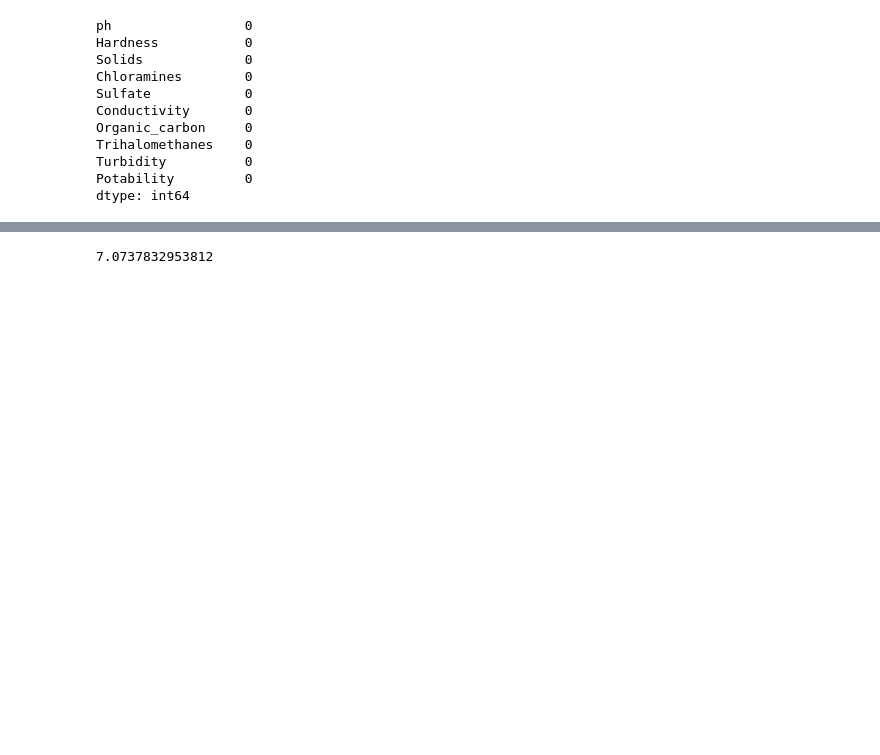
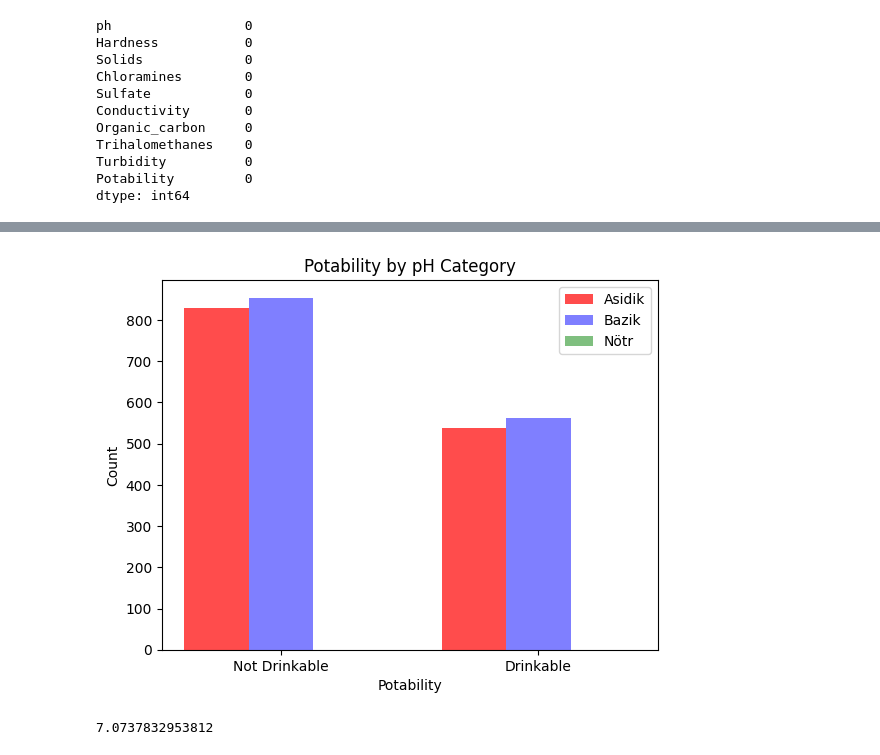
Before and after one commit to Buse-ng/MiPowerProject, a Jupyter notebook: Data.ipynb, the cells around one changed output, grey strips where cells are left out. Cells and saved outputs as stored; diff of their text form; code cells hidden in the pictures; blank space fills up the shorter version.

```diff
--- a/Data.ipynb
+++ b/Data.ipynb
@@ -292,3 +377,46 @@ df1.describe()
+# %%
+import pandas as pd
+import matplotlib.pyplot as plt
+
+df0 = pd.read_csv('waterpotability.csv')
+
+# pH değerine göre kategorileri belirleme
+df0['ph_category'] = df0['ph'].apply(lambda x: 'Asidik' if x < 7 else ('Bazik' if x > 7 else 'Nötr'))
+
+# NaN değerleri düşürme (opsiyonel)
+df0.dropna(subset=['ph', 'Potability'], inplace=True)
+
+
+acidic_potability_counts = df0[df0['ph_category'] == 'Asidik']['Potability'].value_counts().reindex([0, 1], fill_value=0)
+basic_potability_counts = df0[df0['ph_category'] == 'Bazik']['Potability'].value_counts().reindex([0, 1], fill_value=0)
+neutral_potability_counts = df0[df0['ph_category'] == 'Nötr']['Potability'].value_counts().reindex([0, 1], fill_value=0)
+
+fig, ax = plt.subplots()
+
+bar_width = 0.25
+index = range(2)  # 0 ve 1 için
+
+# Asidik su çubukları
+ax.bar([i - bar_width for i in index], acidic_potability_counts, bar_width, color='red', alpha=0.7, label='Asidik')
+
+# Bazik su çubukları
+ax.bar(index, basic_potability_counts, bar_width, color='blue', alpha=0.5, label='Bazik')
+
+# Nötr su çubukları
+ax.bar([i + bar_width for i in index], neutral_potability_counts, bar_width, color='green', alpha=0.5, label='Nötr')
+
+# Eksen etiketleri ve başlık
+ax.set_xlabel('Potability')
+ax.set_ylabel('Count')
+ax.set_title('Potability by pH Category')
+ax.set_xticks(index)
+ax.set_xticklabels(['Not Drinkable', 'Drinkable'])
+ax.legend()
+
+# Grafiği göster
+plt.show()
+# %% [output]
+[figure, added]
 # %%
 ph1=df1['ph'].mean()
 ph1
```
Also changed, not shown: parts of 7 cells of this notebook.
